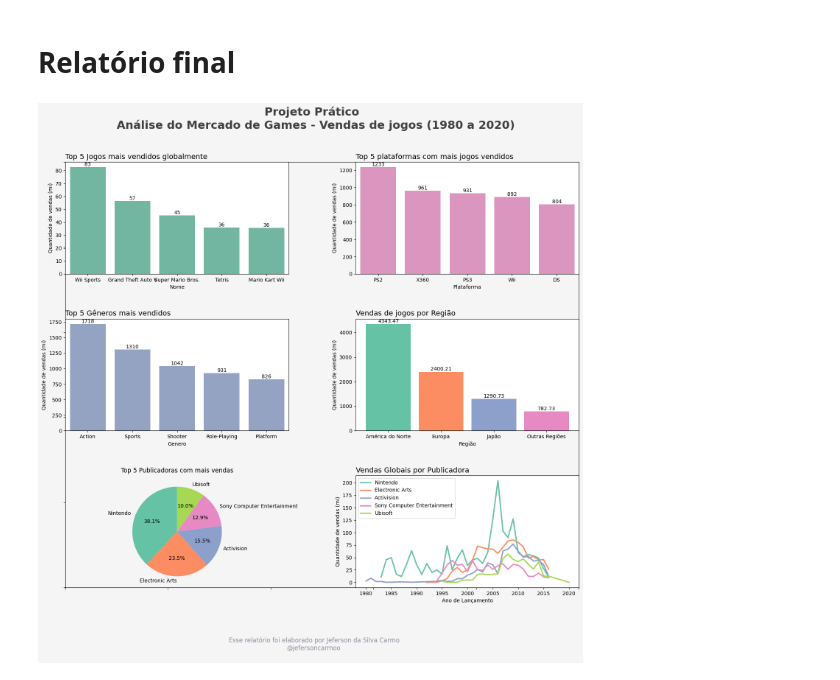
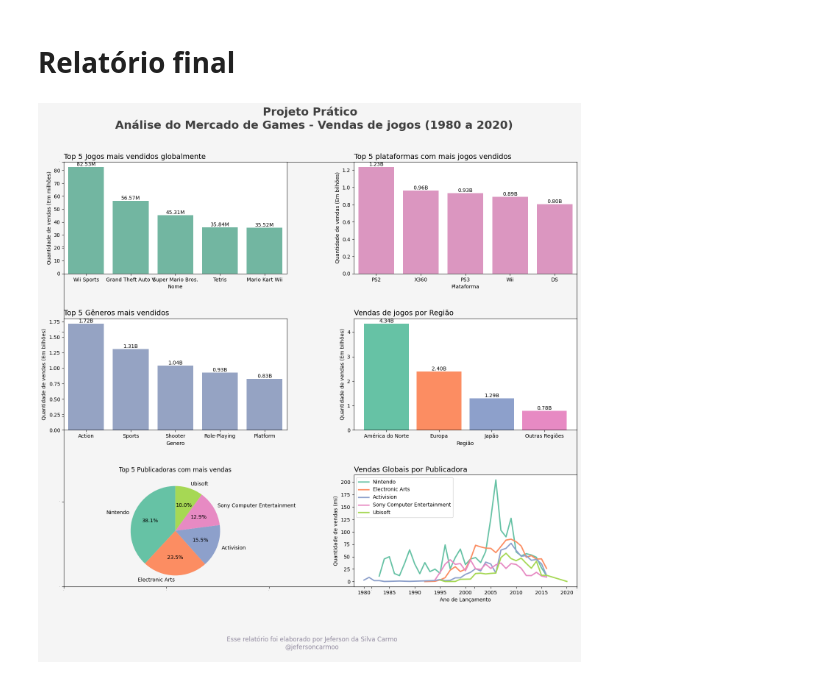
Before and after one commit to jefersoncarmoo/analise-vendas-games, a Jupyter notebook: Análise_Mercado_de_Games_Vendas_Globais.ipynb, the cells around one changed output. Cells and saved outputs as stored; diff of their text form; code cells hidden in the pictures.

```diff
--- a/Análise_Mercado_de_Games_Vendas_Globais.ipynb
+++ b/Análise_Mercado_de_Games_Vendas_Globais.ipynb
@@ -145,6 +145,10 @@ plt.ylabel('Quantidade de vendas (mi)');
 # %%
 #Criando um dataframe que agrupa as vendas globais por plataforma
 Analise_Plataformas = Base_Dados.groupby(['Plataforma'])['Vendas_Global'].sum().reset_index()
+
+# Convertendo de milhões para bilhões
+Analise_Plataformas['Vendas_Global'] = Analise_Plataformas['Vendas_Global'] / 1000
+
 #Organizando o dataframe análise em ordem
 Analise_Plataformas.sort_values(by='Vendas_Global', ascending=False, inplace=True)
 Analise_Plataformas.head()
@@ -175,6 +179,10 @@ plt.ylabel('Quantidade de vendas (mi)');
 Analise_Generos = Base_Dados.groupby(['Genero'])['Vendas_Global'].sum().reset_index()
 #Organizando o dataframe análise em ordem
 Analise_Generos.sort_values(by='Vendas_Global', ascending=False, inplace=True)
+
+# Convertendo de milhões para bilhões
+Analise_Generos['Vendas_Global'] = Analise_Generos['Vendas_Global'] / 1000
+
 Analise_Generos.reset_index(drop=True, inplace=True)
 Analise_Generos.head()
 # %% [output]
@@ -241,10 +249,10 @@ Analise_Global.head()
 | 1984.0 | 33.28 | 2.10 | 14.27 | 0.70 | 50.36 |
 # %%
 #Barras do gráfico
-America = Analise_Global['Vendas_America_Norte'].sum()
-Europa = Analise_Global['Vendas_Europa'].sum()
-Japao = Analise_Global['Vendas_Japao'].sum()
-Outras_Regioes = Analise_Global['Vendas_Outras_Regioes'].sum()
+America = Analise_Global['Vendas_America_Norte'].sum()/1000 #America recebera a soma de todas as vendas em Vendas_America_Norte e converte para bilhões
+Europa = Analise_Global['Vendas_Europa'].sum()/1000
+Japao = Analise_Global['Vendas_Japao'].sum()/1000
+Outras_Regioes = Analise_Global['Vendas_Outras_Regioes'].sum()/1000
 
 Largura_Barra = 0.85
 Rotulos = ['América do Norte', 'Europa', 'Japão', 'Outras Regiões']
@@ -258,9 +266,9 @@ plt.title('Vendas de jogos por Região', loc='left', fontsize=14)
 
 for i in range(len(Rotulos)):
     plt.bar(Rotulos[i], Valores[i], label=Rotulos[i], width=Largura_Barra, color=Paleta_Cores[i])
-    plt.text(Rotulos[i], Valores[i] + 1, f'{Valores[i]:.2f}', ha='center', va='bottom', fontsize=10)
+    plt.text(Rotulos[i], Valores[i] + 0, f'{Valores[i]:.2f}B', ha='center', va='bottom', fontsize=10)
 
 plt.xlabel('Região')
-plt.ylabel('Quantidade de vendas (mi)')
+plt.ylabel('Quantidade de vendas (Em bilhões)')
 plt.grid(False);
 # %% [output]
@@ -325,16 +333,16 @@ Colunas = 2
 plt.subplot(Linhas, Colunas, 1)
 plt.title('Top 5 Jogos mais vendidos globalmente', loc='left', fontsize=14)
 ax = sns.barplot(data=Analise_Jogos.head(5), x='Nome', y='Vendas_Global', ci=None, color=Paleta_Cores[0], estimator=sum)
-ax.bar_label(ax.containers[0], fmt='%.0f', fontsize=10)
-plt.ylabel('Quantidade de vendas (mi)');
+ax.bar_label(ax.containers[0], fmt='%.2fM', fontsize=10)
+plt.ylabel('Quantidade de vendas (Em milhões)');
 
 
 # Acessando gráfico 2
 plt.subplot(Linhas, Colunas, 2)
 plt.title('Top 5 plataformas com mais jogos vendidos', loc='left', fontsize=14)
 ax = sns.barplot(data=Analise_Plataformas.head(5), x='Plataforma', y='Vendas_Global', ci=None, color=Paleta_Cores[3], estimator=sum)
-ax.bar_label(ax.containers[0], fmt='%.0f', fontsize=10)
-plt.ylabel('Quantidade de vendas (mi)')
+ax.bar_label(ax.containers[0], fmt='%.2fB', fontsize=10)
+plt.ylabel('Quantidade de vendas (Em bilhões)')
 
 
 
@@ -342,8 +350,8 @@ plt.ylabel('Quantidade de vendas (mi)')
 plt.subplot(Linhas, Colunas, 3)
 plt.title('Top 5 Gêneros mais vendidos', loc='left', fontsize=14)
 ax = sns.barplot(data=Analise_Generos.head(5), x='Genero', y='Vendas_Global', ci=None, color=Paleta_Cores[2], estimator=sum)
-ax.bar_label(ax.containers[0], fmt='%.0f', fontsize=10)
-plt.ylabel('Quantidade de vendas (mi)')
+ax.bar_label(ax.containers[0], fmt='%.2fB', fontsize=10)
+plt.ylabel('Quantidade de vendas (Em bilhões)')
 
 
 # Acessando gráfico 4
@@ -352,10 +360,10 @@ plt.title('Vendas de jogos por Região', loc='left', fontsize=14)
 
 for i in range(len(Rotulos)):
     plt.bar(Rotulos[i], Valores[i], label=Rotulos[i], width=Largura_Barra, color=Paleta_Cores[i])
-    plt.text(Rotulos[i], Valores[i] + 1, f'{Valores[i]:.2f}', ha='center', va='bottom', fontsize=10)
+    plt.text(Rotulos[i], Valores[i] + 0, f'{Valores[i]:.2f}B', ha='center', va='bottom', fontsize=10)
 
 plt.xlabel('Região')
-plt.ylabel('Quantidade de vendas (mi)')
+plt.ylabel('Quantidade de vendas (Em bilhões)')
 plt.grid(False)
 
 # Acessando gráfico 5
@@ -366,31 +374,31 @@ plt.pie(
     labels=Analise_Publicadoras['Publicadora'].head(5),  #Apenas os 5 primeiros valores da coluna plataforma
     startangle=90,
     autopct='%1.1f%%',
     colors=Paleta_Cores,
 )
 
 
 # Acessando gráfico 6
 plt.subplot(Linhas, Colunas, 6)
 for publicadora, df in Dicionario_Publicadoras.items():
     plt.plot(df.index, df['Vendas_Global'], label=publicadora, color=Paleta_Cores[publicadoras.index(publicadora)], linewidth=2.5)
 plt.xlabel('Ano de Lançamento')
 plt.ylabel('Quantidade de vendas (mi)')
 plt.title('Vendas Globais por Publicadora', loc='left', fontsize=14)
 plt.legend()
 plt.grid(False)
 
 
 # Ajustar o layout
 plt.subplots_adjust( hspace=0.4, wspace=0.3 )
 
 #Rodapé
 Rodape = '''
 Esse relatório foi elaborado por Jeferson da Silva Carmo
 @jefersoncarmoo
 '''
 
 # Incluindo o rodape no relatorio
 fig.text( 0.5, -0.02, Rodape, ha='center', va='bottom', size=12, color='#938ca1');
 # %% [output]
-[figure, old version]
+[figure, new version]
```
Also changed, not shown: parts of 6 cells of this notebook.
